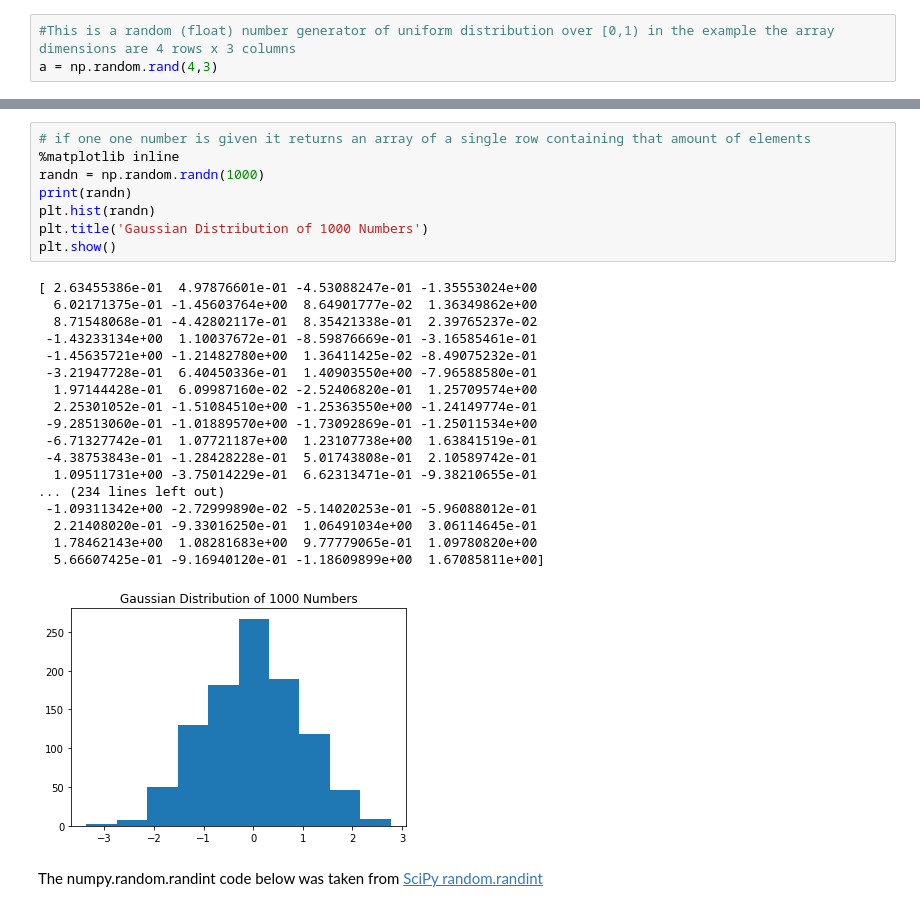
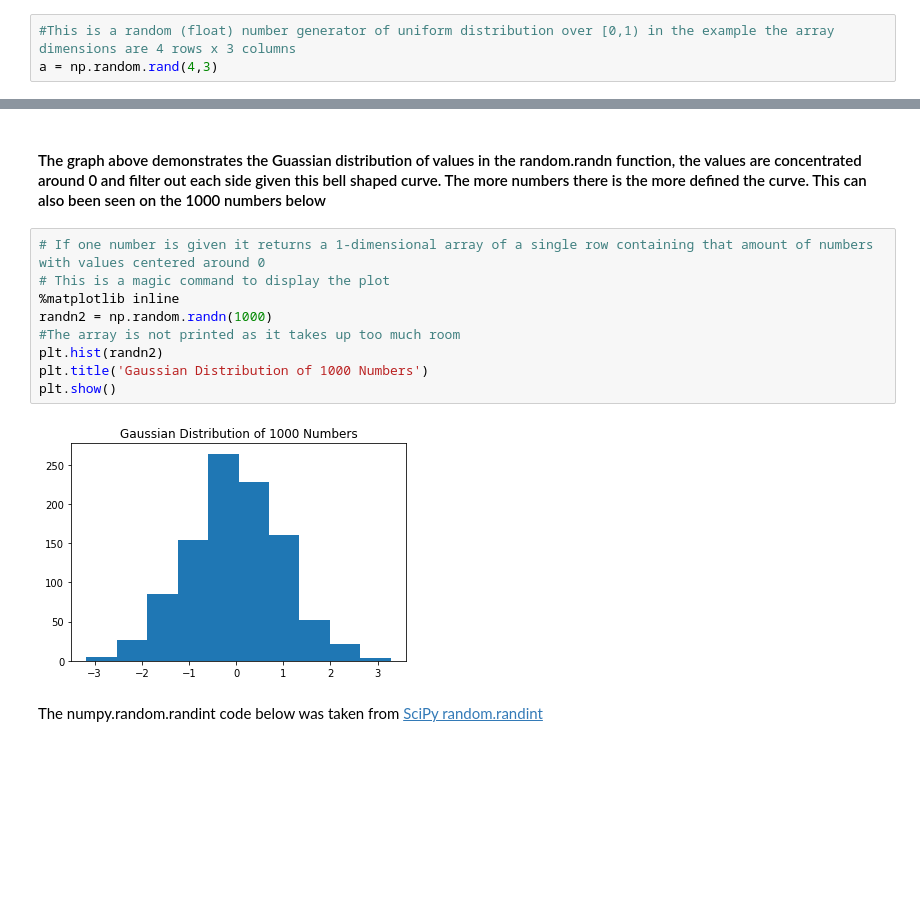
Before and after one commit to moranneil/Programming-For-Data-Analysis-Assignment-2019, a Jupyter notebook: NumpyRandom.ipynb, the cells around one changed output, grey strips where cells are left out. Cells and saved outputs as stored; diff of their text form; blank space fills up the shorter version.

```diff
--- a/NumpyRandom.ipynb
+++ b/NumpyRandom.ipynb
@@ -237,30 +261,16 @@ np.random.randn()
+# %% [markdown]
+#### The graph above demonstrates the Guassian distribution of values in the random.randn function, the values are concentrated around 0 and filter out each side given this bell shaped curve. The more numbers there is the more defined the curve. This can also been seen on the 1000 numbers below
 # %%
-# if one one number is given it returns an array of a single row containing that amount of elements
+# If one number is given it returns a 1-dimensional array of a single row containing that amount of numbers with values centered around 0
+# This is a magic command to display the plot
 %matplotlib inline
-randn = np.random.randn(1000)
-print(randn)
-plt.hist(randn)
+randn2 = np.random.randn(1000)
+#The array is not printed as it takes up too much room
+plt.hist(randn2)
 plt.title('Gaussian Distribution of 1000 Numbers')
 plt.show()
 # %% [output]
-[ 2.63455386e-01  4.97876601e-01 -4.53088247e-01 -1.35553024e+00
-  6.02171375e-01 -1.45603764e+00  8.64901777e-02  1.36349862e+00
-  8.71548068e-01 -4.42802117e-01  8.35421338e-01  2.39765237e-02
- -1.43233134e+00  1.10037672e-01 -8.59876669e-01 -3.16585461e-01
- -1.45635721e+00 -1.21482780e+00  1.36411425e-02 -8.49075232e-01
- -3.21947728e-01  6.40450336e-01  1.40903550e+00 -7.96588580e-01
-  1.97144428e-01  6.09987160e-02 -2.52406820e-01  1.25709574e+00
-  2.25301052e-01 -1.51084510e+00 -1.25363550e+00 -1.24149774e-01
- -9.28513060e-01 -1.01889570e+00 -1.73092869e-01 -1.25011534e+00
- -6.71327742e-01  1.07721187e+00  1.23107738e+00  1.63841519e-01
- -4.38753843e-01 -1.28428228e-01  5.01743808e-01  2.10589742e-01
-  1.09511731e+00 -3.75014229e-01  6.62313471e-01 -9.38210655e-01
-... (234 lines left out)
- -1.09311342e+00 -2.72999890e-02 -5.14020253e-01 -5.96088012e-01
-  2.21408020e-01 -9.33016250e-01  1.06491034e+00  3.06114645e-01
-  1.78462143e+00  1.08281683e+00  9.77779065e-01  1.09780820e+00
-  5.66607425e-01 -9.16940120e-01 -1.18609899e+00  1.67085811e+00]
-[figure, old version]
+[figure, new version]
 # %% [markdown]
 The numpy.random.randint code below was taken from [SciPy random.randint](https://docs.scipy.org/doc/numpy/reference/random/index.html?highlight=numpy%20random#module-numpy.random)
 # %%
```
Also changed, not shown: parts of 27 cells of this notebook.
